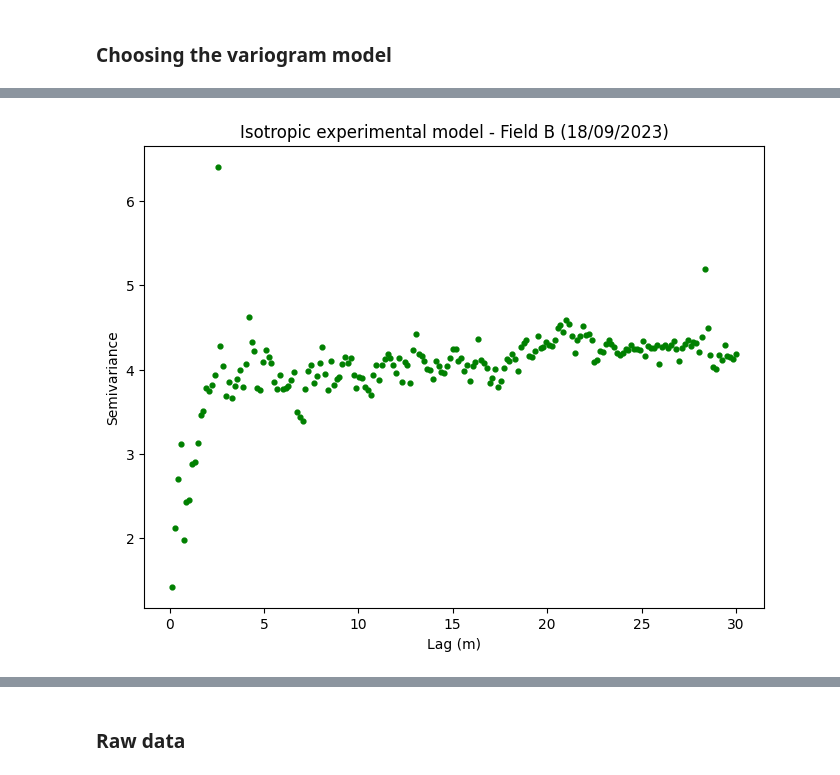
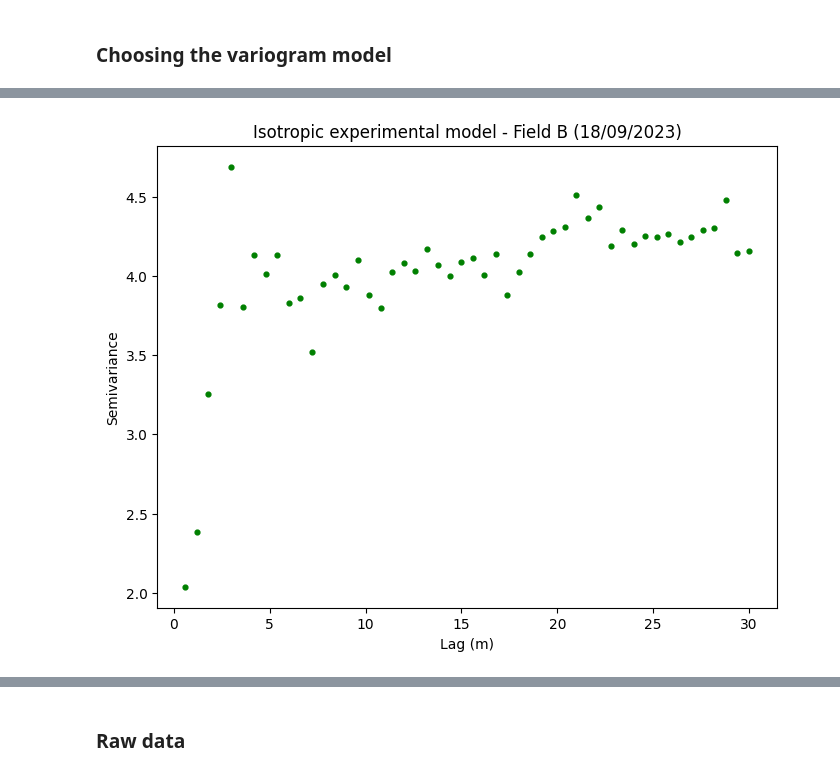
Before and after one commit to Django184/Master-Thesis, a Jupyter notebook: Thesis.ipynb, the cells around one changed output, grey strips where cells are left out. Drawn from its saved outputs; the diff is of its cells as text; code cells hidden in the pictures.

```diff
--- a/Thesis.ipynb
+++ b/Thesis.ipynb
@@ -24,9 +24,9 @@ experimental_vario_a.fit_models()
 # %%
-experimental_vario_b = Variogram(resolution=0.00002, field_letter="B", sample_number=5)
+experimental_vario_b = Variogram(resolution=1, field_letter="B", sample_number=5)
 
 experimental_vario_b.determ_experimental_vario() ;
 # %% [output]
-[figure, old version]
+[figure, new version]
 # %%
 experimental_vario_b.fit_models()
 # %% [output]
```
Also changed, not shown: parts of 17 cells of this notebook, 1 other file.
